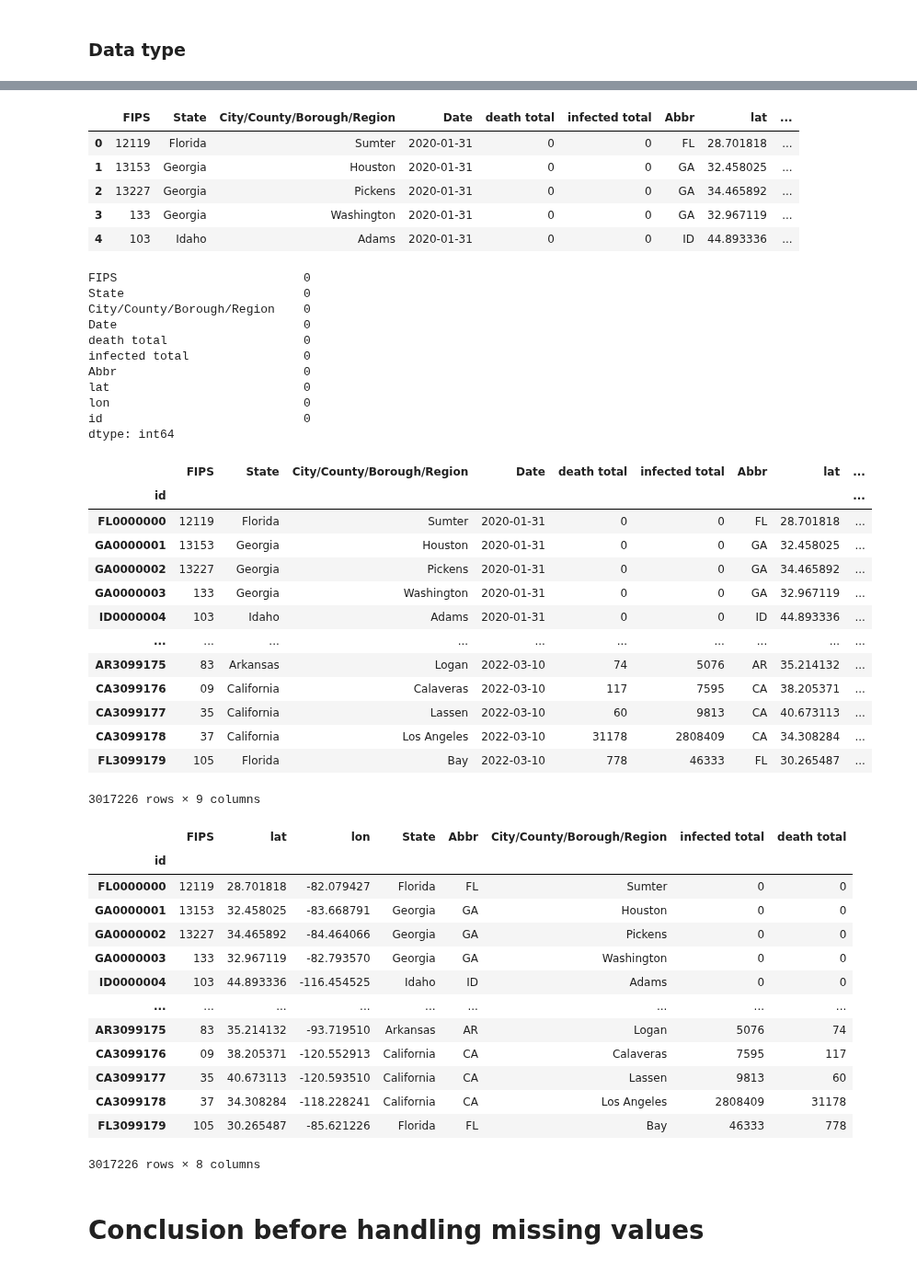
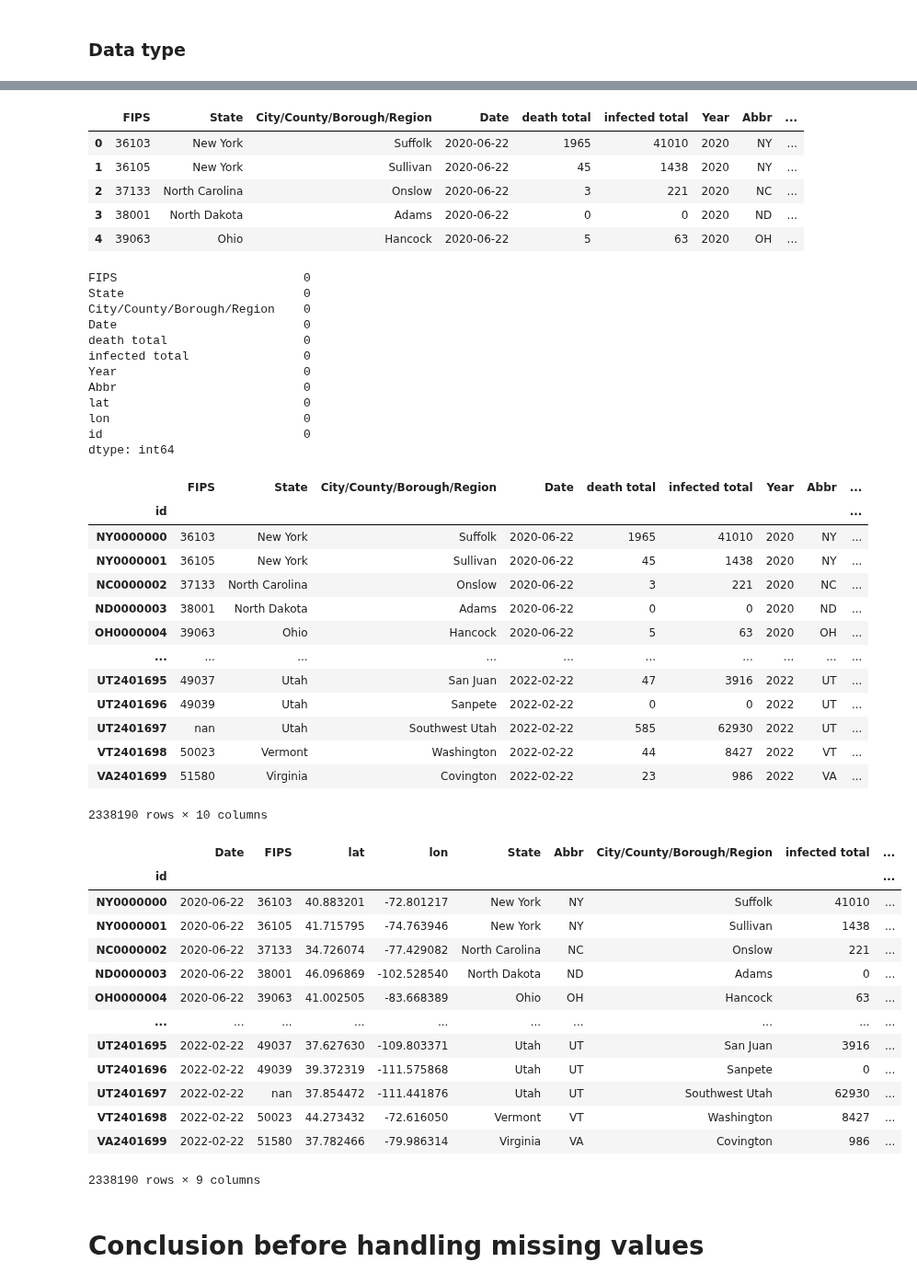
Before and after one commit to AppleBoiy/cs203-c19-analysis, a Jupyter notebook: code/B_preparation/assemble.ipynb, the cells around one changed output, grey strips where cells are left out. Shown at 92% size. Drawn from its saved outputs; the diff is of its cells as text; code cells hidden in the pictures.

```diff
--- a/code/B_preparation/assemble.ipynb
+++ b/code/B_preparation/assemble.ipynb
@@ -19,6 +19,6 @@ raw_data.head()
 # %%
 # how to make right?
-raw_data = pd.read_csv('../../data/coronavirus-covid-19-pandemic-usa-counties.csv', sep=';')
+raw_data = pd.read_csv('../../data/covid19_us_counties.csv', sep=';')
 # %%
 raw_data.head() # This is better.
 # %% [output]
@@ -177,12 +179,12 @@ raw_data['id'] = raw_data['Abbr'] + raw_data.index.astype(str).str.zfill(length)
 # %%
 raw_data.head()
 # %% [output]
-|  | FIPS | State | City/County/Borough/Region | Date | death total | infected total | Abbr | lat | ... |
-| 0 | 12119 | Florida | Sumter | 2020-01-31 | 0 | 0 | FL | 28.701818 | ... |
-| 1 | 13153 | Georgia | Houston | 2020-01-31 | 0 | 0 | GA | 32.458025 | ... |
-| 2 | 13227 | Georgia | Pickens | 2020-01-31 | 0 | 0 | GA | 34.465892 | ... |
-| 3 | 133 | Georgia | Washington | 2020-01-31 | 0 | 0 | GA | 32.967119 | ... |
-| 4 | 103 | Idaho | Adams | 2020-01-31 | 0 | 0 | ID | 44.893336 | ... |
+|  | FIPS | State | City/County/Borough/Region | Date | death total | infected total | Year | Abbr | ... |
+| 0 | 36103 | New York | Suffolk | 2020-06-22 | 1965 | 41010 | 2020 | NY | ... |
+| 1 | 36105 | New York | Sullivan | 2020-06-22 | 45 | 1438 | 2020 | NY | ... |
+| 2 | 37133 | North Carolina | Onslow | 2020-06-22 | 3 | 221 | 2020 | NC | ... |
+| 3 | 38001 | North Dakota | Adams | 2020-06-22 | 0 | 0 | 2020 | ND | ... |
+| 4 | 39063 | Ohio | Hancock | 2020-06-22 | 5 | 63 | 2020 | OH | ... |
 # %%
 # show missing values
 raw_data.isnull().sum()
@@ -193,6 +195,7 @@ City/County/Borough/Region    0
 Date                          0
 death total                   0
 infected total                0
+Year                          0
 Abbr                          0
 lat                           0
 lon                           0
@@ -202,39 +205,39 @@ dtype: int64
 raw_data.set_index('id', inplace=True)
 raw_data
 # %% [output]
-|  | FIPS | State | City/County/Borough/Region | Date | death total | infected total | Abbr | lat | ... |
+|  | FIPS | State | City/County/Borough/Region | Date | death total | infected total | Year | Abbr | ... |
 | id |  |  |  |  |  |  |  |  | ... |
-| FL0000000 | 12119 | Florida | Sumter | 2020-01-31 | 0 | 0 | FL | 28.701818 | ... |
-| GA0000001 | 13153 | Georgia | Houston | 2020-01-31 | 0 | 0 | GA | 32.458025 | ... |
-| GA0000002 | 13227 | Georgia | Pickens | 2020-01-31 | 0 | 0 | GA | 34.465892 | ... |
-| GA0000003 | 133 | Georgia | Washington | 2020-01-31 | 0 | 0 | GA | 32.967119 | ... |
-| ID0000004 | 103 | Idaho | Adams | 2020-01-31 | 0 | 0 | ID | 44.893336 | ... |
+| NY0000000 | 36103 | New York | Suffolk | 2020-06-22 | 1965 | 41010 | 2020 | NY | ... |
+| NY0000001 | 36105 | New York | Sullivan | 2020-06-22 | 45 | 1438 | 2020 | NY | ... |
+| NC0000002 | 37133 | North Carolina | Onslow | 2020-06-22 | 3 | 221 | 2020 | NC | ... |
+| ND0000003 | 38001 | North Dakota | Adams | 2020-06-22 | 0 | 0 | 2020 | ND | ... |
+| OH0000004 | 39063 | Ohio | Hancock | 2020-06-22 | 5 | 63 | 2020 | OH | ... |
 | ... | ... | ... | ... | ... | ... | ... | ... | ... | ... |
-| AR3099175 | 83 | Arkansas | Logan | 2022-03-10 | 74 | 5076 | AR | 35.214132 | ... |
-| CA3099176 | 09 | California | Calaveras | 2022-03-10 | 117 | 7595 | CA | 38.205371 | ... |
-| CA3099177 | 35 | California | Lassen | 2022-03-10 | 60 | 9813 | CA | 40.673113 | ... |
-| CA3099178 | 37 | California | Los Angeles | 2022-03-10 | 31178 | 2808409 | CA | 34.308284 | ... |
-| FL3099179 | 105 | Florida | Bay | 2022-03-10 | 778 | 46333 | FL | 30.265487 | ... |
+| UT2401695 | 49037 | Utah | San Juan | 2022-02-22 | 47 | 3916 | 2022 | UT | ... |
+| UT2401696 | 49039 | Utah | Sanpete | 2022-02-22 | 0 | 0 | 2022 | UT | ... |
+| UT2401697 | nan | Utah | Southwest Utah | 2022-02-22 | 585 | 62930 | 2022 | UT | ... |
+| VT2401698 | 50023 | Vermont | Washington | 2022-02-22 | 44 | 8427 | 2022 | VT | ... |
+| VA2401699 | 51580 | Virginia | Covington | 2022-02-22 | 23 | 986 | 2022 | VA | ... |
-3017226 rows × 9 columns
+2338190 rows × 10 columns
 # %%
-new_cols = ["FIPS","lat","lon","State","Abbr","City/County/Borough/Region","infected total","death total"]
+new_cols = ["Date", "FIPS","lat","lon","State","Abbr","City/County/Borough/Region","infected total","death total"]
 raw_data=raw_data.reindex(columns=new_cols)
 raw_data
 # %% [output]
-|  | FIPS | lat | lon | State | Abbr | City/County/Borough/Region | infected total | death total |
-| id |  |  |  |  |  |  |  |  |
-| FL0000000 | 12119 | 28.701818 | -82.079427 | Florida | FL | Sumter | 0 | 0 |
-| GA0000001 | 13153 | 32.458025 | -83.668791 | Georgia | GA | Houston | 0 | 0 |
-| GA0000002 | 13227 | 34.465892 | -84.464066 | Georgia | GA | Pickens | 0 | 0 |
-| GA0000003 | 133 | 32.967119 | -82.793570 | Georgia | GA | Washington | 0 | 0 |
-| ID0000004 | 103 | 44.893336 | -116.454525 | Idaho | ID | Adams | 0 | 0 |
-| ... | ... | ... | ... | ... | ... | ... | ... | ... |
-| AR3099175 | 83 | 35.214132 | -93.719510 | Arkansas | AR | Logan | 5076 | 74 |
-| CA3099176 | 09 | 38.205371 | -120.552913 | California | CA | Calaveras | 7595 | 117 |
-| CA3099177 | 35 | 40.673113 | -120.593510 | California | CA | Lassen | 9813 | 60 |
-| CA3099178 | 37 | 34.308284 | -118.228241 | California | CA | Los Angeles | 2808409 | 31178 |
-| FL3099179 | 105 | 30.265487 | -85.621226 | Florida | FL | Bay | 46333 | 778 |
+|  | Date | FIPS | lat | lon | State | Abbr | City/County/Borough/Region | infected total | ... |
+| id |  |  |  |  |  |  |  |  | ... |
+| NY0000000 | 2020-06-22 | 36103 | 40.883201 | -72.801217 | New York | NY | Suffolk | 41010 | ... |
+| NY0000001 | 2020-06-22 | 36105 | 41.715795 | -74.763946 | New York | NY | Sullivan | 1438 | ... |
+| NC0000002 | 2020-06-22 | 37133 | 34.726074 | -77.429082 | North Carolina | NC | Onslow | 221 | ... |
+| ND0000003 | 2020-06-22 | 38001 | 46.096869 | -102.528540 | North Dakota | ND | Adams | 0 | ... |
+| OH0000004 | 2020-06-22 | 39063 | 41.002505 | -83.668389 | Ohio | OH | Hancock | 63 | ... |
+| ... | ... | ... | ... | ... | ... | ... | ... | ... | ... |
+| UT2401695 | 2022-02-22 | 49037 | 37.627630 | -109.803371 | Utah | UT | San Juan | 3916 | ... |
+| UT2401696 | 2022-02-22 | 49039 | 39.372319 | -111.575868 | Utah | UT | Sanpete | 0 | ... |
+| UT2401697 | 2022-02-22 | nan | 37.854472 | -111.441876 | Utah | UT | Southwest Utah | 62930 | ... |
+| VT2401698 | 2022-02-22 | 50023 | 44.273432 | -72.616050 | Vermont | VT | Washington | 8427 | ... |
+| VA2401699 | 2022-02-22 | 51580 | 37.782466 | -79.986314 | Virginia | VA | Covington | 986 | ... |
-3017226 rows × 8 columns
+2338190 rows × 9 columns
 # %% [markdown]
 # Conclusion before handling missing values
 # %%
```
Also changed, not shown: parts of 12 cells of this notebook, 7 other files.
